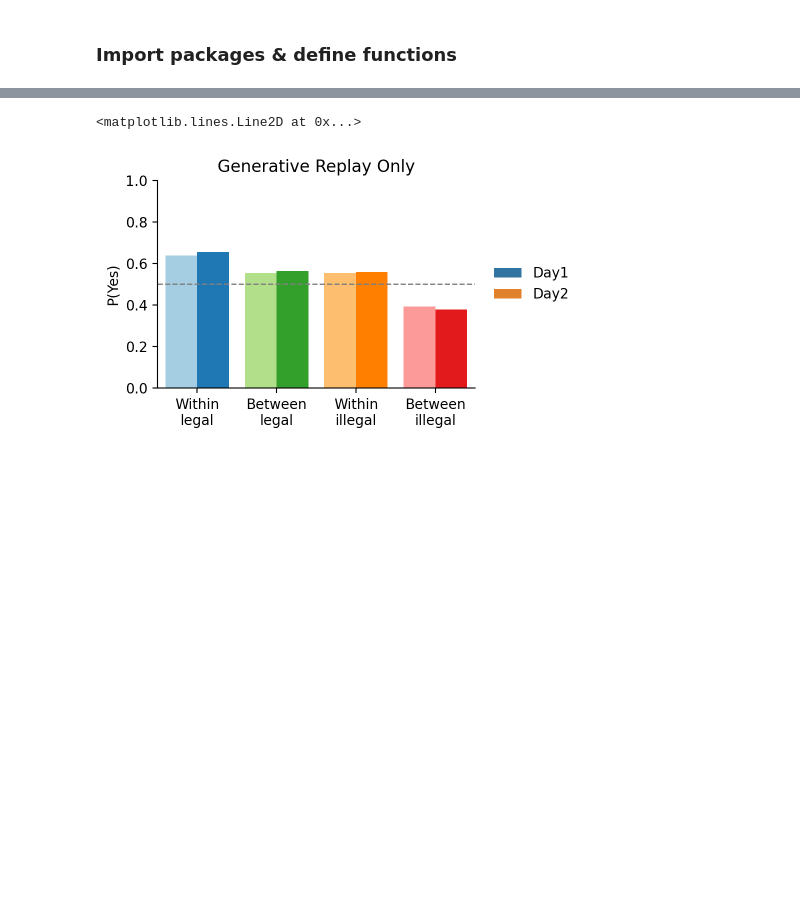
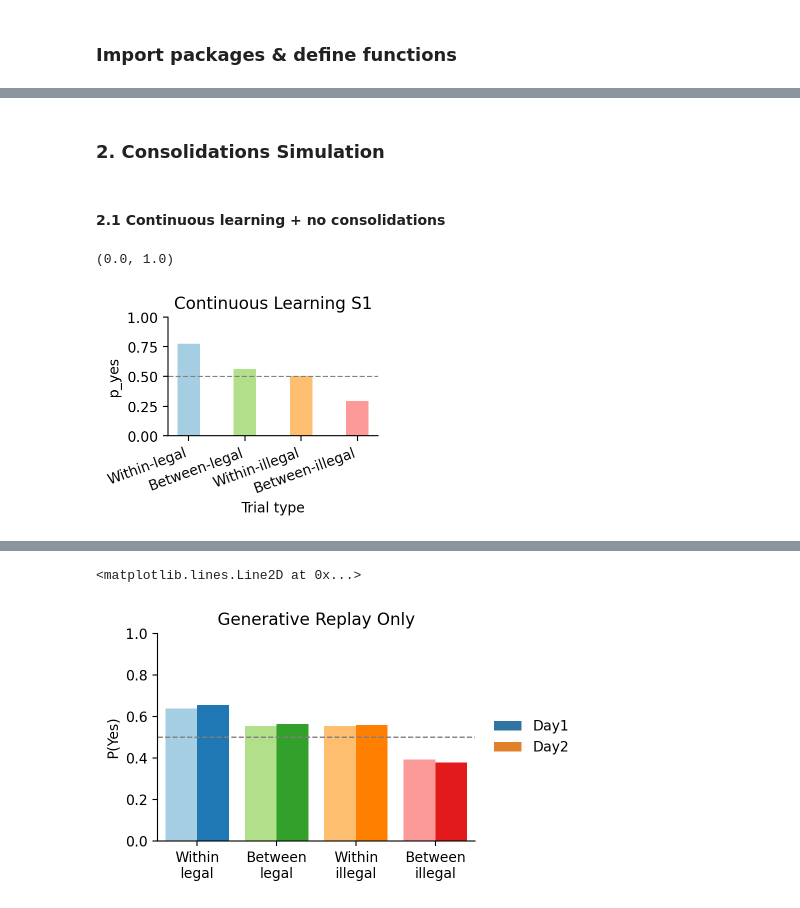
Before and after one commit to Xiaoyue-Zhou/Auditory-Structure-Learning-Model, a Jupyter notebook: Hebbian_exponential_decay.ipynb, the cells around one changed output, grey strips where cells are left out. Drawn from its saved outputs; the diff is of its cells as text; code cells hidden in the pictures; blank space fills up the shorter version.

```diff
--- a/Hebbian_exponential_decay.ipynb
+++ b/Hebbian_exponential_decay.ipynb
@@ -323,0 +156,39 @@ ax.axhline(y=0.0, color='gray', linestyle='--', linewidth=0.5)
+# %% [markdown]
+### 2. Consolidations Simulation
+# %% [markdown]
+#### 2.1 Continuous learning + no consolidations
+# %%
+# SESSION 1 with continuous learning (CL) during test phase
+
+params_tmp = ModelParameters(
+    beta=beta,
+    lr=lr,
+    lr_test_prefix=0.2 * lr,
+    lr_test_probe=0.0 * lr,
+    reset_current_activity=True,
+    criterion_offset=0.0,
+
+    # Softmax retains information availability: global decay flattens the cue distribution.
+    readout_mode="softmax",
+
+    # setting temperatures such that kappa = median(sd) / temperature ∈ [0.5, 1, 2]
+    # 13.6, 6.8, 3.4
+    softmax_temperature=13.6,
+    decision_gain=20,
+)
+
+day1_data_CL, day1_model_CL, trials_s2_all_CL = Exp_simulation_day1(n_subj=15,
+                                                                      exposure_length=exposure_length,
+                                                                      params=params_tmp)
+
+title = 'Continuous Learning S1'
+ax = plot_day1_byType(day1_data,
+                      measure="p_yes",
+                      title=title,
+                      my_color=my_color)
+ax.axhline(y=0.5, color='gray', linestyle='--', linewidth=1)
+ax.set_ylim(0, 1.0)
+# ax.set_ylim(0, 0.25)
+# %% [output]
+(0.0, 1.0)
+[figure, added]
```
Also changed, not shown: parts of 21 cells of this notebook, 3 other files.
